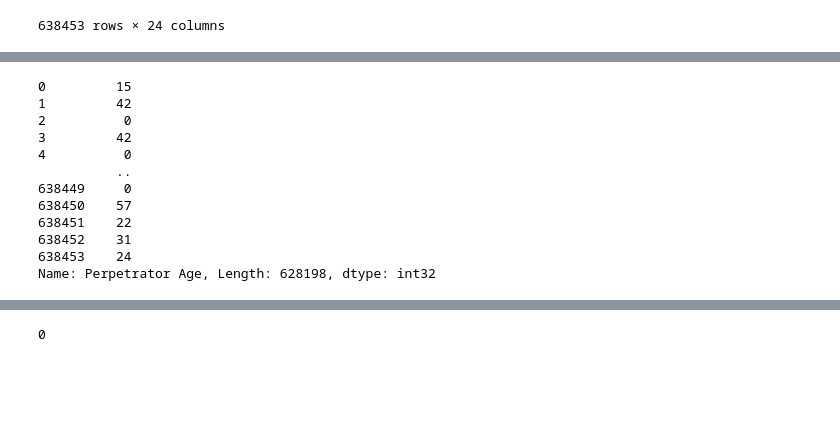
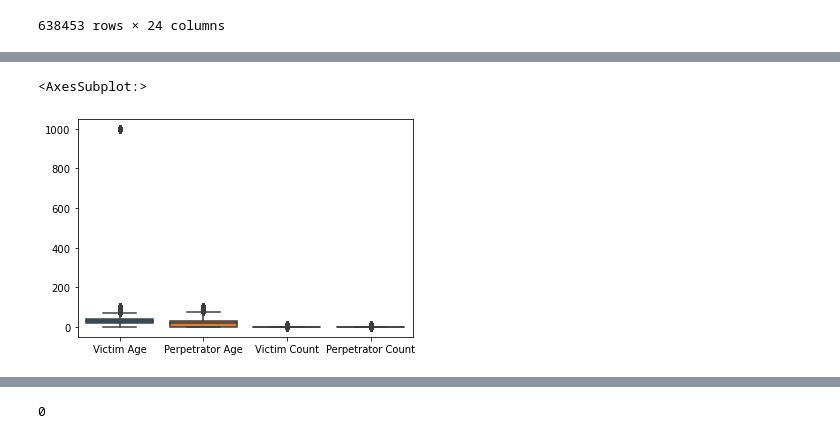
Before and after one commit to mchlstr/Stranovska_NS2021, a Jupyter notebook: Stranovska_NS2021_Data_preparation.ipynb, the cells around one changed output, grey strips where cells are left out. Cells and saved outputs as stored; diff of their text form; code cells hidden in the pictures; blank space fills up the shorter version.

```diff
--- a/Stranovska_NS2021_Data_preparation.ipynb
+++ b/Stranovska_NS2021_Data_preparation.ipynb
@@ -269,18 +140,8 @@ file= file.dropna()
-# %%
-file['Perpetrator Age'].astype(int)
-# %% [output]
-0         15
-1         42
-2          0
-3         42
-4          0
-          ..
-638449     0
-638450    57
-638451    22
-638452    31
-638453    24
-Name: Perpetrator Age, Length: 628198, dtype: int32
+# %%
+sns.boxplot(data = file_to_see_outliers)
+# %% [output]
+<AxesSubplot:>
+[figure, added]
 # %%
 file['Victim Age'].unique()
 # %% [output]
```
Also changed, not shown: parts of 57 cells of this notebook, 2 other files.
